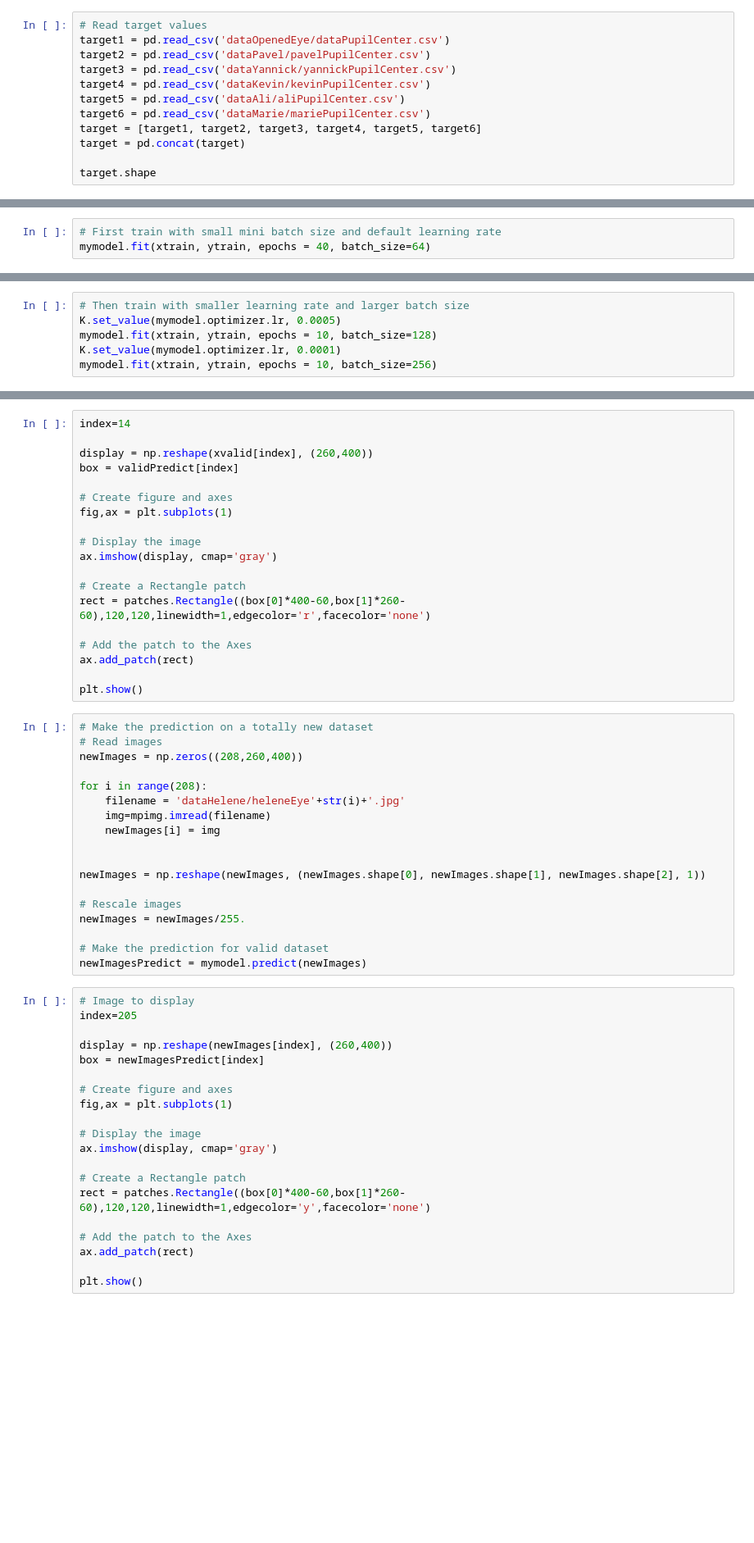
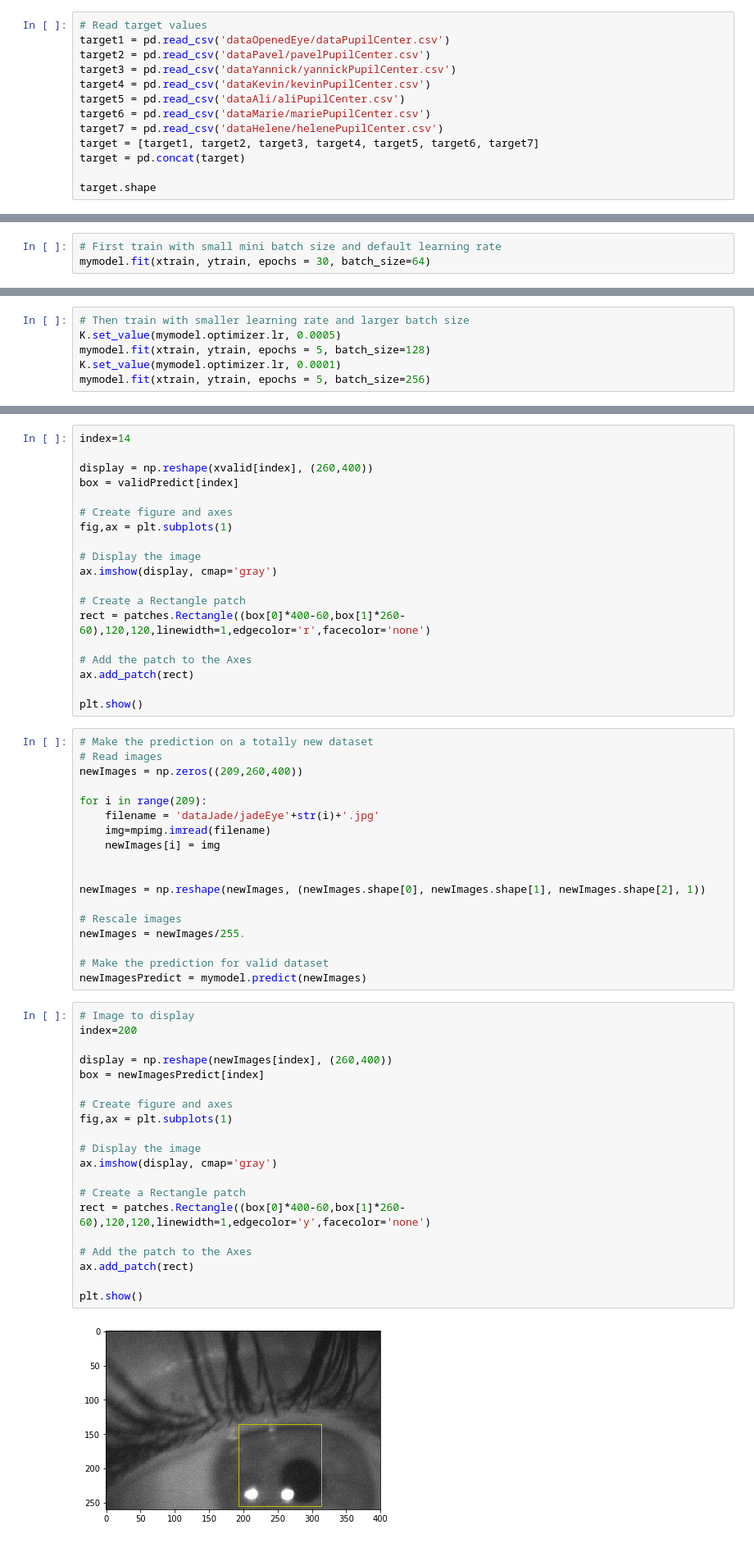
Before and after one commit to vincent-vdb/eyeTrackingDL, a Jupyter notebook: pupilCenterRegression.ipynb, the cells around one changed output, grey strips where cells are left out. Shown at 82% size. Cells and saved outputs as stored; diff of their text form; blank space fills up the shorter version.

Commit message:
more data and an MLP proto

```diff
--- a/pupilCenterRegression.ipynb
+++ b/pupilCenterRegression.ipynb
@@ -73,7 +81,8 @@ target3 = pd.read_csv('dataYannick/yannickPupilCenter.csv')
 target4 = pd.read_csv('dataKevin/kevinPupilCenter.csv')
 target5 = pd.read_csv('dataAli/aliPupilCenter.csv')
 target6 = pd.read_csv('dataMarie/mariePupilCenter.csv')
-target = [target1, target2, target3, target4, target5, target6]
+target7 = pd.read_csv('dataHelene/helenePupilCenter.csv')
+target = [target1, target2, target3, target4, target5, target6, target7]
 target = pd.concat(target)
 
 target.shape
@@ -155,4 +170,4 @@ opt = optimizers.Adam(lr=0.0001)
 mymodel.compile(loss='mean_squared_error', optimizer='adam', metrics=['accuracy'])
 # %%
 # First train with small mini batch size and default learning rate
-mymodel.fit(xtrain, ytrain, epochs = 40, batch_size=64)
+mymodel.fit(xtrain, ytrain, epochs = 30, batch_size=64)
@@ -159,6 +193,6 @@ mymodel.fit(xtrain, ytrain, epochs = 40, batch_size=64)
 # %%
 # Then train with smaller learning rate and larger batch size
 K.set_value(mymodel.optimizer.lr, 0.0005)
-mymodel.fit(xtrain, ytrain, epochs = 10, batch_size=128)
+mymodel.fit(xtrain, ytrain, epochs = 5, batch_size=128)
 K.set_value(mymodel.optimizer.lr, 0.0001)
-mymodel.fit(xtrain, ytrain, epochs = 10, batch_size=256)
+mymodel.fit(xtrain, ytrain, epochs = 5, batch_size=256)
@@ -210,10 +281,10 @@ plt.show()
 # %%
 # Make the prediction on a totally new dataset
 # Read images
-newImages = np.zeros((208,260,400))
+newImages = np.zeros((209,260,400))
 
-for i in range(208):
-    filename = 'dataHelene/heleneEye'+str(i)+'.jpg'
+for i in range(209):
+    filename = 'dataJade/jadeEye'+str(i)+'.jpg'
     img=mpimg.imread(filename)
     newImages[i] = img
 
@@ -227,21 +298,23 @@ newImages = newImages/255.
 newImagesPredict = mymodel.predict(newImages)
 # %%
 # Image to display
-index=205
+index=200
 
 display = np.reshape(newImages[index], (260,400))
 box = newImagesPredict[index]
 
 # Create figure and axes
 fig,ax = plt.subplots(1)
 
 # Display the image
 ax.imshow(display, cmap='gray')
 
 # Create a Rectangle patch
 rect = patches.Rectangle((box[0]*400-60,box[1]*260-60),120,120,linewidth=1,edgecolor='y',facecolor='none')
 
 # Add the patch to the Axes
 ax.add_patch(rect)
 
 plt.show()
+# %% [output]
+[figure, added]
```
Also changed, not shown: parts of 9 cells of this notebook, 4 other files.
